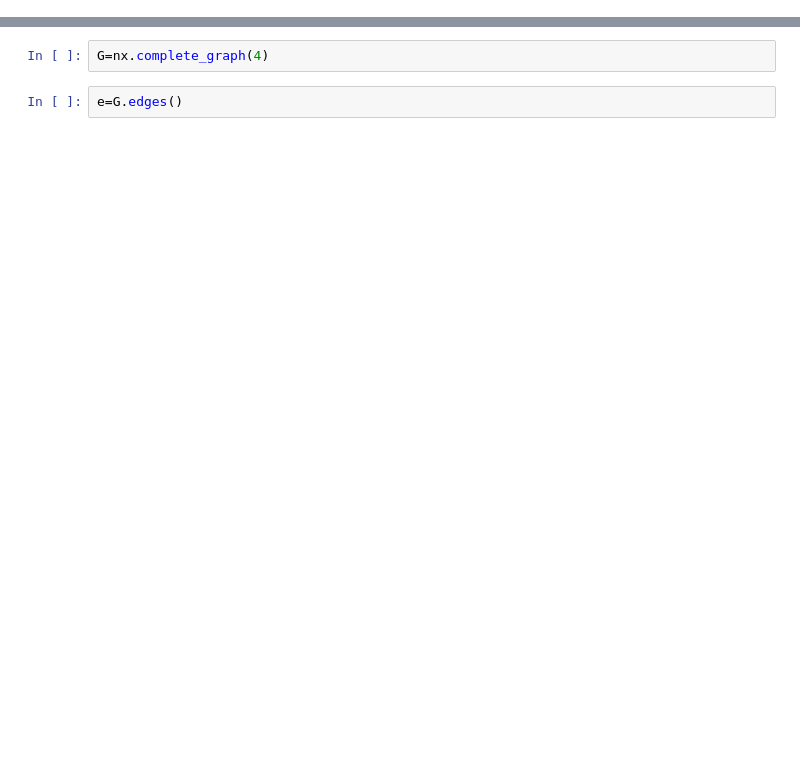
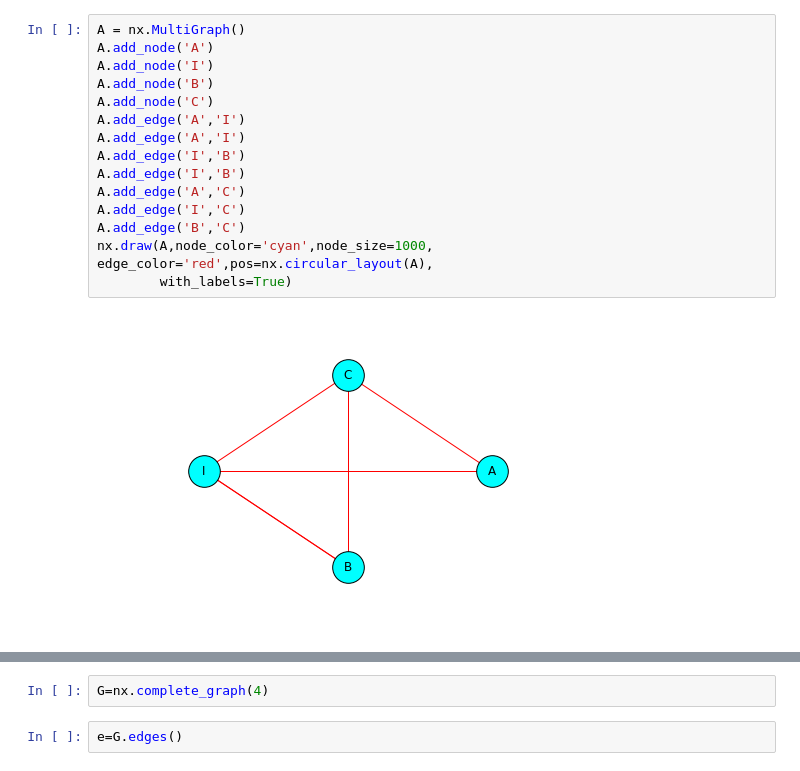
Before and after one commit to pedritomelenas/Algebra-II, a Jupyter notebook: Grafos/Grafos_con_ipython.ipynb, the cells around one changed output, grey strips where cells are left out. Saved outputs shown, nothing was run; the diff lists cells and outputs as text; blank space fills up the shorter version.

```diff
--- a/Grafos/Grafos_con_ipython.ipynb
+++ b/Grafos/Grafos_con_ipython.ipynb
@@ -212,0 +20,17 @@ Nos vamos a centrar en los de cuatro vértices, pues los de tres, dos y uno se p
+# %%
+A = nx.MultiGraph()
+A.add_node('A')
+A.add_node('I')
+A.add_node('B')
+A.add_node('C')
+A.add_edge('A','I')
+A.add_edge('A','I')
+A.add_edge('I','B')
+A.add_edge('I','B')
+A.add_edge('A','C')
+A.add_edge('I','C')
+A.add_edge('B','C')
+nx.draw(A,node_color='cyan',node_size=1000, edge_color='red',pos=nx.circular_layout(A),
+        with_labels=True)
+# %% [output]
+[figure, added]
```
Also changed, not shown: parts of 204 cells of this notebook.
